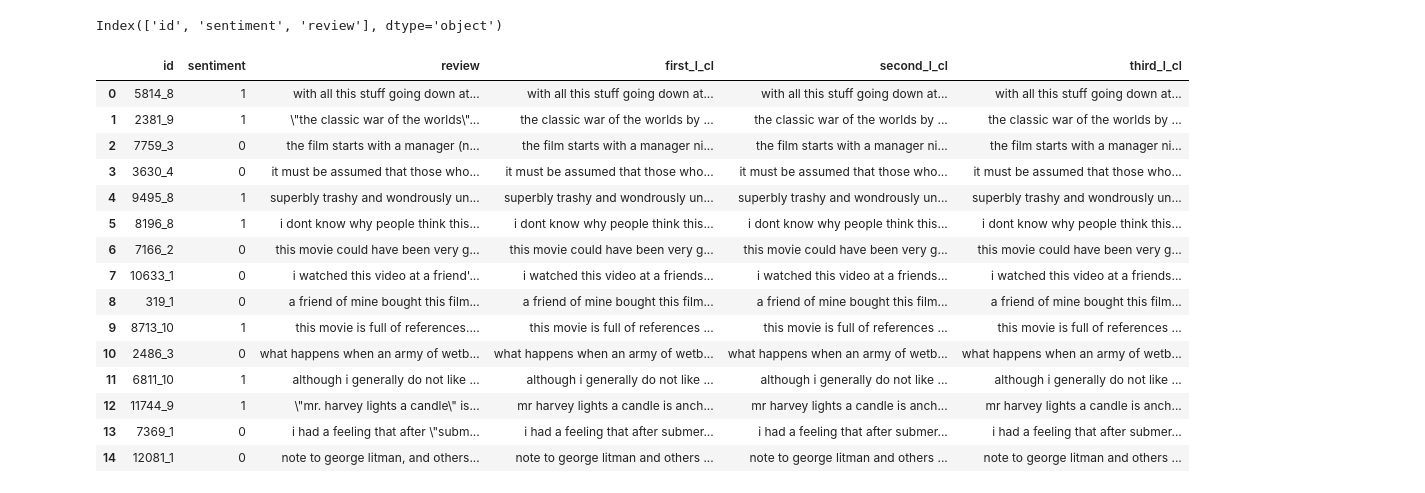
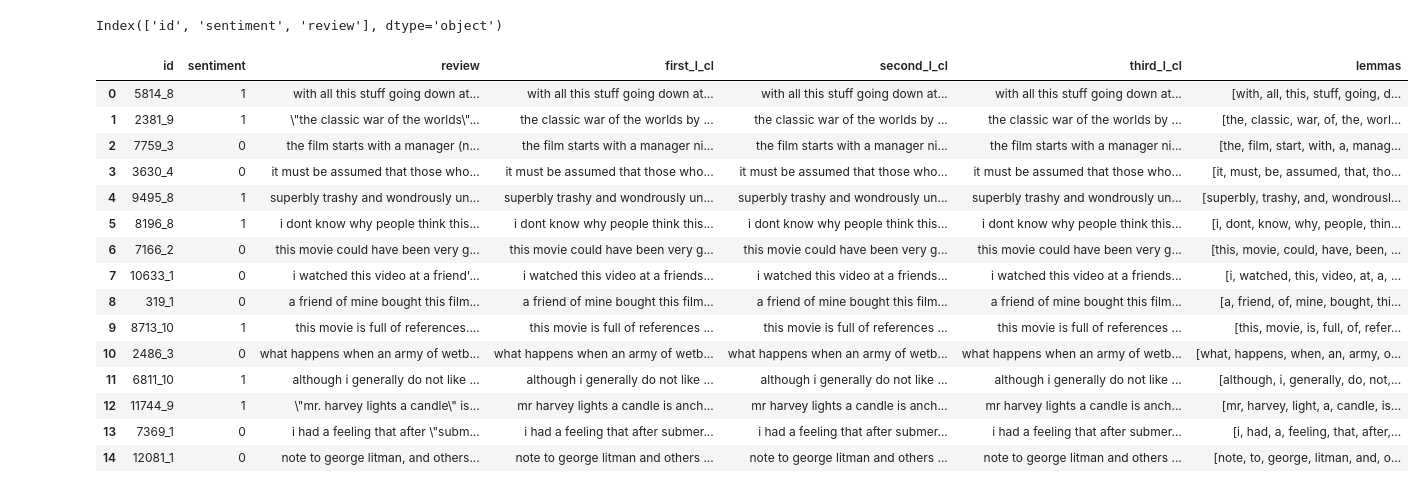
Before and after one commit to LeonSavi/ADS-DW4, a Jupyter notebook: job.ipynb, the cells around one changed output. Cells and saved outputs as stored; diff of their text form; code cells hidden in the pictures.

Commit message:
lemmas

```diff
--- a/job.ipynb
+++ b/job.ipynb
@@ -205,23 +205,23 @@ def preprocess_df(df:pd.DataFrame
 # %%
 # it takes a bit to process, but i m too lazy to optimize
 
 cleaned = preprocess_df(df)
 
-cleaned[]
+cleaned.head(15)
 # %% [output]
-|  | id | sentiment | review | first_l_cl | second_l_cl | third_l_cl |
-| 0 | 5814_8 | 1 | with all this stuff going down at... | with all this stuff going down at... | with all this stuff going down at... | with all this stuff going down at... |
-| 1 | 2381_9 | 1 | \"the classic war of the worlds\"... | the classic war of the worlds by ... | the classic war of the worlds by ... | the classic war of the worlds by ... |
-| 2 | 7759_3 | 0 | the film starts with a manager (n... | the film starts with a manager ni... | the film starts with a manager ni... | the film starts with a manager ni... |
-| 3 | 3630_4 | 0 | it must be assumed that those who... | it must be assumed that those who... | it must be assumed that those who... | it must be assumed that those who... |
-| 4 | 9495_8 | 1 | superbly trashy and wondrously un... | superbly trashy and wondrously un... | superbly trashy and wondrously un... | superbly trashy and wondrously un... |
-| 5 | 8196_8 | 1 | i dont know why people think this... | i dont know why people think this... | i dont know why people think this... | i dont know why people think this... |
-| 6 | 7166_2 | 0 | this movie could have been very g... | this movie could have been very g... | this movie could have been very g... | this movie could have been very g... |
-| 7 | 10633_1 | 0 | i watched this video at a friend'... | i watched this video at a friends... | i watched this video at a friends... | i watched this video at a friends... |
-| 8 | 319_1 | 0 | a friend of mine bought this film... | a friend of mine bought this film... | a friend of mine bought this film... | a friend of mine bought this film... |
-| 9 | 8713_10 | 1 | this movie is full of references.... | this movie is full of references ... | this movie is full of references ... | this movie is full of references ... |
-| 10 | 2486_3 | 0 | what happens when an army of wetb... | what happens when an army of wetb... | what happens when an army of wetb... | what happens when an army of wetb... |
-| 11 | 6811_10 | 1 | although i generally do not like ... | although i generally do not like ... | although i generally do not like ... | although i generally do not like ... |
-| 12 | 11744_9 | 1 | \"mr. harvey lights a candle\" is... | mr harvey lights a candle is anch... | mr harvey lights a candle is anch... | mr harvey lights a candle is anch... |
-| 13 | 7369_1 | 0 | i had a feeling that after \"subm... | i had a feeling that after submer... | i had a feeling that after submer... | i had a feeling that after submer... |
-| 14 | 12081_1 | 0 | note to george litman, and others... | note to george litman and others ... | note to george litman and others ... | note to george litman and others ... |
+|  | id | sentiment | review | first_l_cl | second_l_cl | third_l_cl | lemmas |
+| 0 | 5814_8 | 1 | with all this stuff going down at... | with all this stuff going down at... | with all this stuff going down at... | with all this stuff going down at... | [with, all, this, stuff, going, d... |
+| 1 | 2381_9 | 1 | \"the classic war of the worlds\"... | the classic war of the worlds by ... | the classic war of the worlds by ... | the classic war of the worlds by ... | [the, classic, war, of, the, worl... |
+| 2 | 7759_3 | 0 | the film starts with a manager (n... | the film starts with a manager ni... | the film starts with a manager ni... | the film starts with a manager ni... | [the, film, start, with, a, manag... |
+| 3 | 3630_4 | 0 | it must be assumed that those who... | it must be assumed that those who... | it must be assumed that those who... | it must be assumed that those who... | [it, must, be, assumed, that, tho... |
+| 4 | 9495_8 | 1 | superbly trashy and wondrously un... | superbly trashy and wondrously un... | superbly trashy and wondrously un... | superbly trashy and wondrously un... | [superbly, trashy, and, wondrousl... |
+| 5 | 8196_8 | 1 | i dont know why people think this... | i dont know why people think this... | i dont know why people think this... | i dont know why people think this... | [i, dont, know, why, people, thin... |
+| 6 | 7166_2 | 0 | this movie could have been very g... | this movie could have been very g... | this movie could have been very g... | this movie could have been very g... | [this, movie, could, have, been, ... |
+| 7 | 10633_1 | 0 | i watched this video at a friend'... | i watched this video at a friends... | i watched this video at a friends... | i watched this video at a friends... | [i, watched, this, video, at, a, ... |
+| 8 | 319_1 | 0 | a friend of mine bought this film... | a friend of mine bought this film... | a friend of mine bought this film... | a friend of mine bought this film... | [a, friend, of, mine, bought, thi... |
+| 9 | 8713_10 | 1 | this movie is full of references.... | this movie is full of references ... | this movie is full of references ... | this movie is full of references ... | [this, movie, is, full, of, refer... |
+| 10 | 2486_3 | 0 | what happens when an army of wetb... | what happens when an army of wetb... | what happens when an army of wetb... | what happens when an army of wetb... | [what, happens, when, an, army, o... |
+| 11 | 6811_10 | 1 | although i generally do not like ... | although i generally do not like ... | although i generally do not like ... | although i generally do not like ... | [although, i, generally, do, not,... |
+| 12 | 11744_9 | 1 | \"mr. harvey lights a candle\" is... | mr harvey lights a candle is anch... | mr harvey lights a candle is anch... | mr harvey lights a candle is anch... | [mr, harvey, light, a, candle, is... |
+| 13 | 7369_1 | 0 | i had a feeling that after \"subm... | i had a feeling that after submer... | i had a feeling that after submer... | i had a feeling that after submer... | [i, had, a, feeling, that, after,... |
+| 14 | 12081_1 | 0 | note to george litman, and others... | note to george litman and others ... | note to george litman and others ... | note to george litman and others ... | [note, to, george, litman, and, o... |
```
